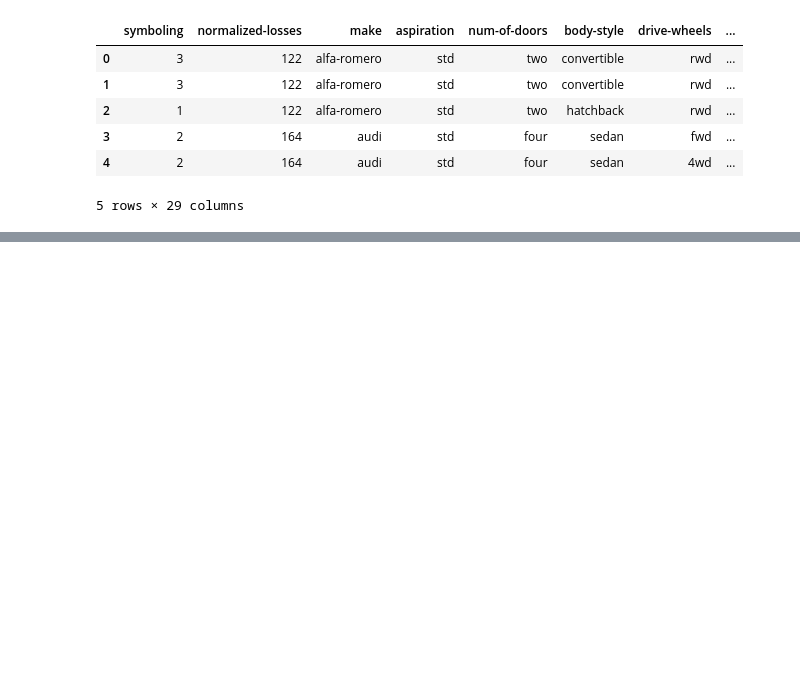
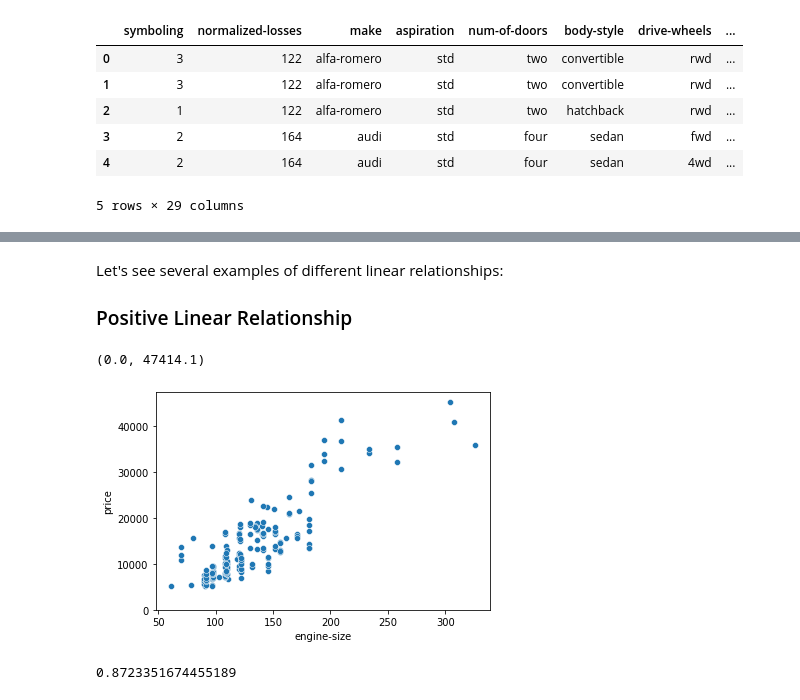
Before and after one commit to prakharrathi25/Data-Science-Winter-Bootcamp, a Jupyter notebook: Notebooks/Day3 - Exploratory Data Analysis.ipynb, the cells around one changed output, grey strips where cells are left out. Drawn from its saved outputs; the diff is of its cells as text; code cells hidden in the pictures; blank space fills up the shorter version.

```diff
--- a/Notebooks/Day3 - Exploratory Data Analysis.ipynb
+++ b/Notebooks/Day3 - Exploratory Data Analysis.ipynb
@@ -15,8 +15,8 @@ import seaborn as sns
 # %%
 # Read the data (complete original data)
 path='https://cf-courses-data.s3.us.cloud-object-storage.appdomain.cloud/IBMDeveloperSkillsNetwork-DA0101EN-SkillsNetwork/labs/Data%20files/automobileEDA.csv'
-df = pd.read_csv(path)
-df.head()
+data = pd.read_csv(path)
+data.head()
 # %% [output]
 |  | symboling | normalized-losses | make | aspiration | num-of-doors | body-style | drive-wheels | ... |
 | 0 | 3 | 122 | alfa-romero | std | two | convertible | rwd | ... |
@@ -29,0 +78,15 @@ df.to_csv('complete_original_data.csv', index=False)
+# %% [markdown]
+Let's see several examples of different linear relationships:
+
+<h3>Positive Linear Relationship</h4>
+# %%
+# Let's find the scatterplot of "engine-size" and "price".
+sns.scatterplot(x="engine-size", y="price", data=data)
+plt.ylim(0,)
+# %% [output]
+(0.0, 47414.1)
+[figure, added]
+# %%
+df['engine-size'].corr(data['price'])
+# %% [output]
+0.8723351674455189
```
Also changed, not shown: parts of 14 cells of this notebook, 2 other files.
